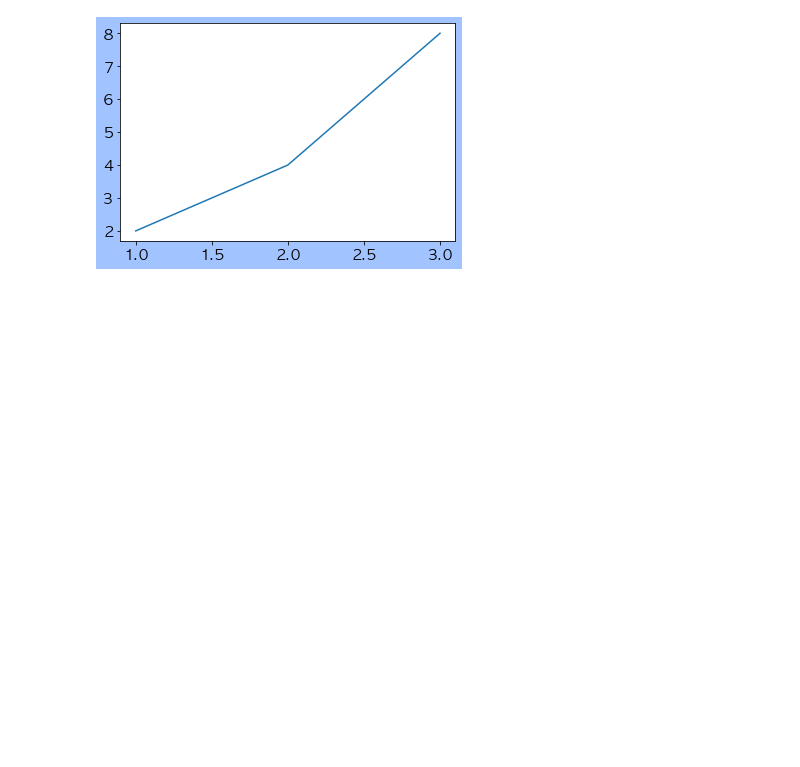
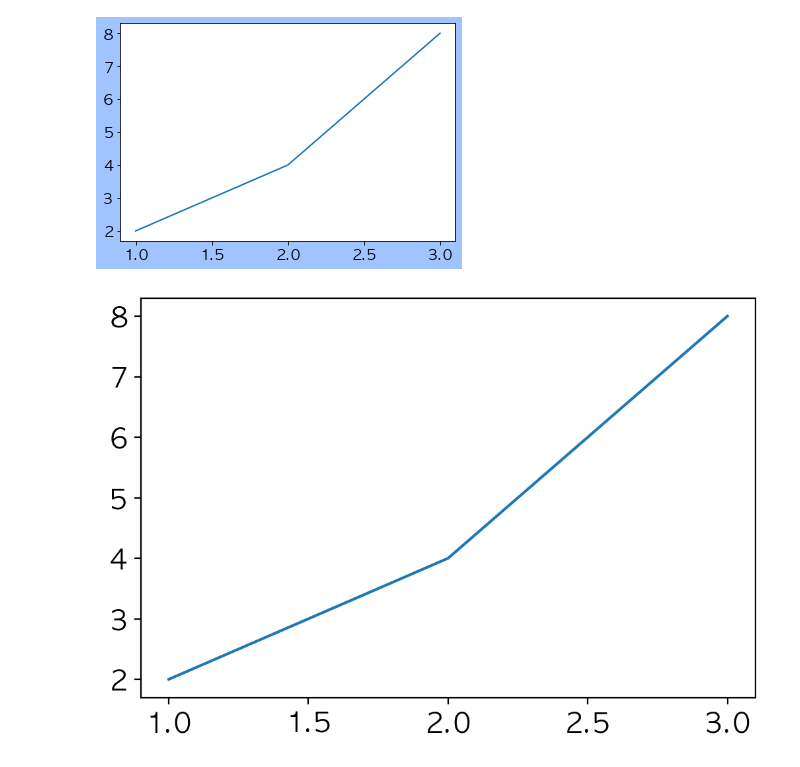
Before and after one commit to gerald-park/PythonImageWorkspace, a Jupyter notebook: PythonDataWorkSpace/Matplotlib/04.스타일.ipynb, the cells around one changed output. Cells and saved outputs as stored; diff of their text form; code cells hidden in the pictures; blank space fills up the shorter version.

```diff
--- a/PythonDataWorkSpace/Matplotlib/04.스타일.ipynb
+++ b/PythonDataWorkSpace/Matplotlib/04.스타일.ipynb
@@ -164,3 +164,9 @@ plt.plot(x,y)
 # %% [output]
 [<matplotlib.lines.Line2D at 0x...>]
 [figure]
+# %%
+plt.figure(dpi=200)
+plt.plot(x,y)
+plt.savefig('plot.png', dpi=100)
+# %% [output]
+[figure, added]
```
Also changed, not shown: 8 other files.
